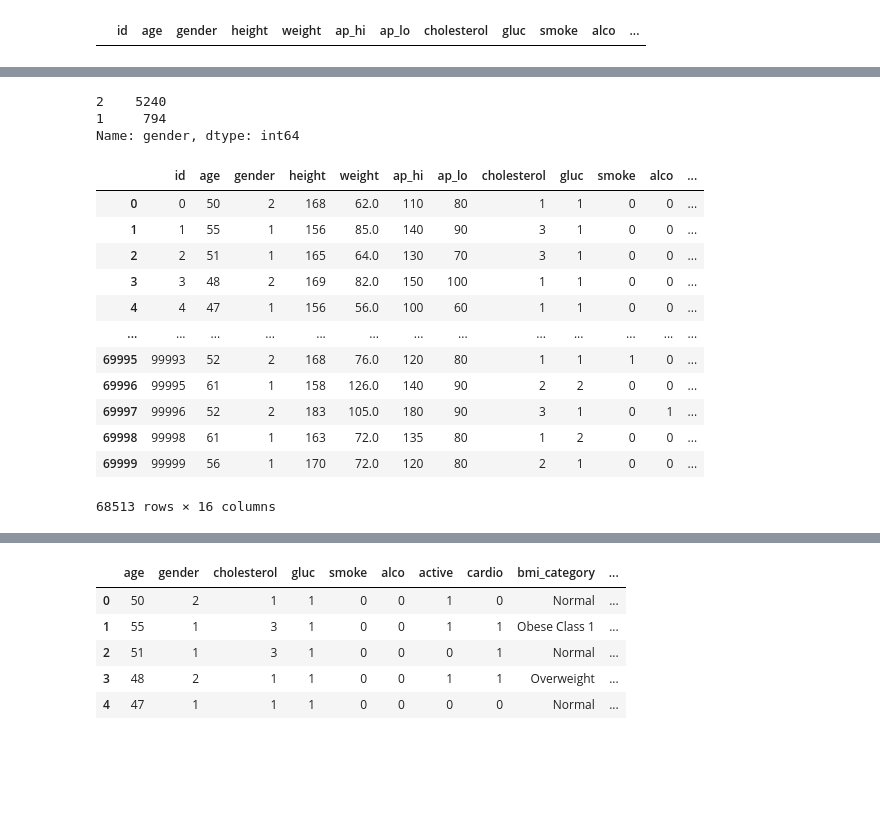
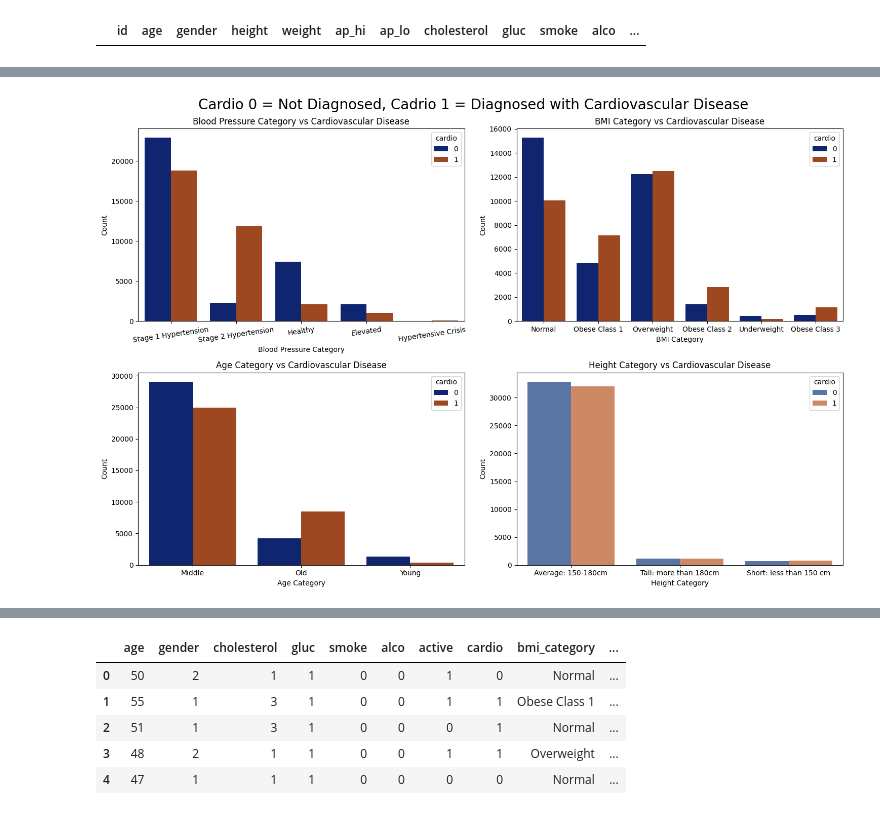
Before and after one commit to Rufshod/Machine-Learning-Alexander-Andersson, a Jupyter notebook: Lab/Lab_2.ipynb, the cells around one changed output, grey strips where cells are left out. Drawn from its saved outputs; the diff is of its cells as text; code cells hidden in the pictures; blank space fills up the shorter version.

```diff
--- a/Lab/Lab_2.ipynb
+++ b/Lab/Lab_2.ipynb
@@ -399,28 +341,44 @@ Gender and smoker is a shock, I wonder what country or area this data is from.
-# %%
-# finding out what gender smokes the most
-
-df_smokers = df[df["smoke"] == 1]
-
-df_smokers["gender"].value_counts()
-
-# Interesting. over 80 % of smokers are men.
-# %% [output]
-2    5240
-1     794
-Name: gender, dtype: int64
-# %%
-df
-# %% [output]
-|  | id | age | gender | height | weight | ap_hi | ap_lo | cholesterol | gluc | smoke | alco | ... |
-| 0 | 0 | 50 | 2 | 168 | 62.0 | 110 | 80 | 1 | 1 | 0 | 0 | ... |
-| 1 | 1 | 55 | 1 | 156 | 85.0 | 140 | 90 | 3 | 1 | 0 | 0 | ... |
-| 2 | 2 | 51 | 1 | 165 | 64.0 | 130 | 70 | 3 | 1 | 0 | 0 | ... |
-| 3 | 3 | 48 | 2 | 169 | 82.0 | 150 | 100 | 1 | 1 | 0 | 0 | ... |
-| 4 | 4 | 47 | 1 | 156 | 56.0 | 100 | 60 | 1 | 1 | 0 | 0 | ... |
-| ... | ... | ... | ... | ... | ... | ... | ... | ... | ... | ... | ... | ... |
-| 69995 | 99993 | 52 | 2 | 168 | 76.0 | 120 | 80 | 1 | 1 | 1 | 0 | ... |
-| 69996 | 99995 | 61 | 1 | 158 | 126.0 | 140 | 90 | 2 | 2 | 0 | 0 | ... |
-| 69997 | 99996 | 52 | 2 | 183 | 105.0 | 180 | 90 | 3 | 1 | 0 | 1 | ... |
-| 69998 | 99998 | 61 | 1 | 163 | 72.0 | 135 | 80 | 1 | 2 | 0 | 0 | ... |
-| 69999 | 99999 | 56 | 1 | 170 | 72.0 | 120 | 80 | 2 | 1 | 0 | 0 | ... |
-68513 rows × 16 columns
+# %%
+# Creating two subplots for the cardivascular disease and blood pressure category and the cardivascular disease and bmi category
+
+fig, ax = plt.subplots(2, 2, figsize=(15, 10))
+
+# Creating a count plot showing blood pressure category vs cardiovascular disease and without cardiovascular disease
+
+ax[0,0] = sns.countplot(x="blood_pressure_category", hue="cardio", data=df, palette="dark", ax=ax[0,0])
+ax[0,0].set(title="Blood Pressure Category vs Cardiovascular Disease", xlabel="Blood Pressure Category", ylabel="Count")
+# skewing the x labels
+ax[0,0].set_xticklabels(ax[0,0].get_xticklabels(), rotation=8, ha="center")
+
+# Creating a count plot showing bmi category vs cardiovascular disease and without cardiovascular disease
+
+ax[0,1] = sns.countplot(x="bmi_category", hue="cardio", data=df, palette="dark", ax=ax[0,1])
+ax[0,1].set(title="BMI Category vs Cardiovascular Disease", xlabel="BMI Category", ylabel="Count")
+
+# Creating a count plot showing younger people vs older people vs cardiovascular disease and without cardiovascular disease
+
+# creating a new dataframe with the age categories
+
+df_age = df.copy()
+df_age["age"] = df_age["age"].apply(lambda x: "Young" if x < 40 else "Middle" if x < 60 else "Old")
+
+ax[1,0] = sns.countplot(x="age", hue="cardio", data=df_age, palette="dark", ax=ax[1,0])
+ax[1,0].set(title="Age Category vs Cardiovascular Disease", xlabel="Age Category", ylabel="Count")
+
+# Creating a similar count plot but with height vs cardiovascular disease and without cardiovascular disease
+
+# creating a new dataframe with the height categories
+
+df_height = df.copy()
+df_height["height"] = df_height["height"].apply(lambda x: "Short: less than 150 cm" if x < 150 else "Average: 150-180cm" if x < 180 else "Tall: more than 180cm")
+
+ax[1,1] = sns.countplot(x="height", hue="cardio", data=df_height, palette="deep", ax=ax[1,1])
+ax[1,1].set(title="Height Category vs Cardiovascular Disease", xlabel="Height Category", ylabel="Count")
+
+# Setting title for the whole figure
+fig.suptitle("Cardio 0 = Not Diagnosed, Cadrio 1 = Diagnosed with Cardiovascular Disease", fontsize=20)
+
+# Giving the graphs some more room
+plt.tight_layout()
+# %% [output]
+[figure, added]
```
Also changed, not shown: parts of 35 cells of this notebook, 3 other files.
